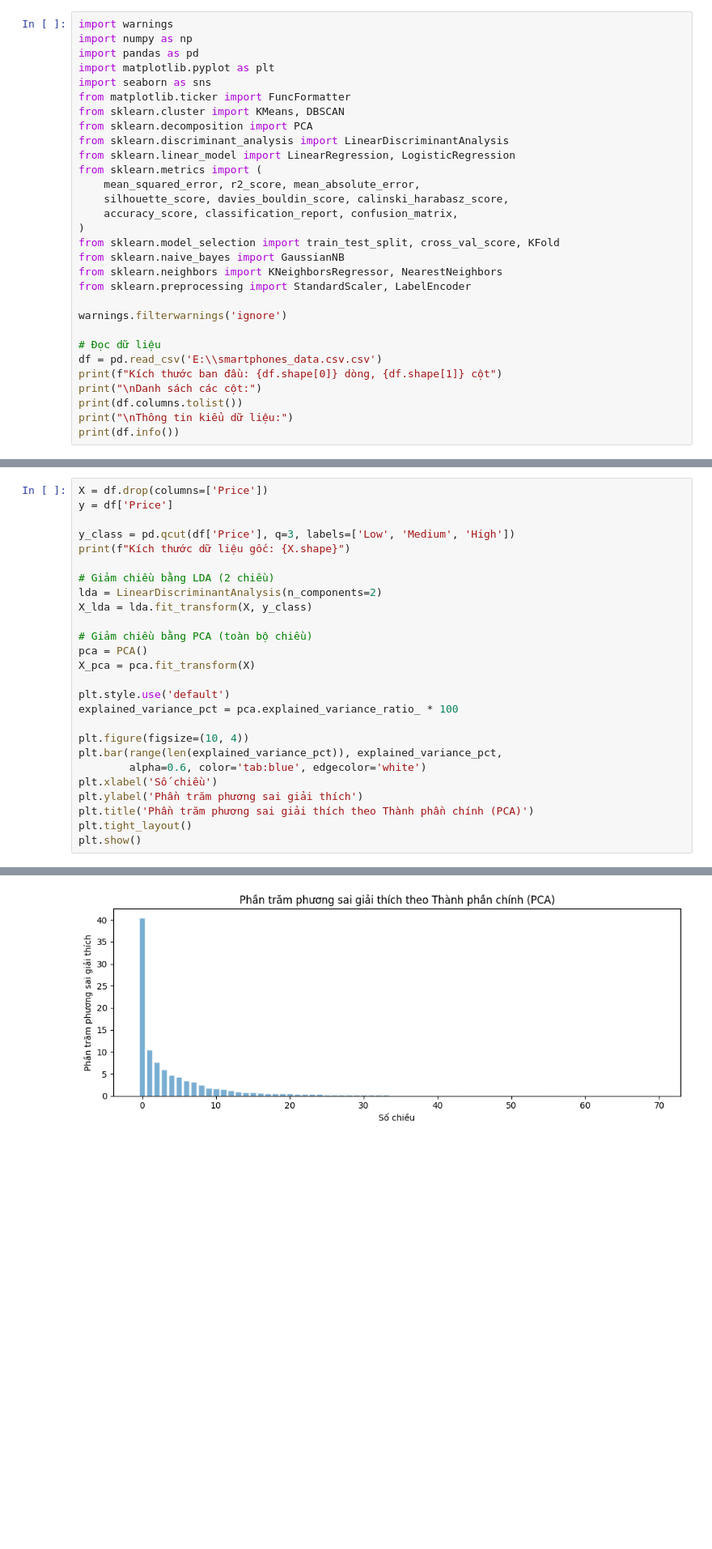
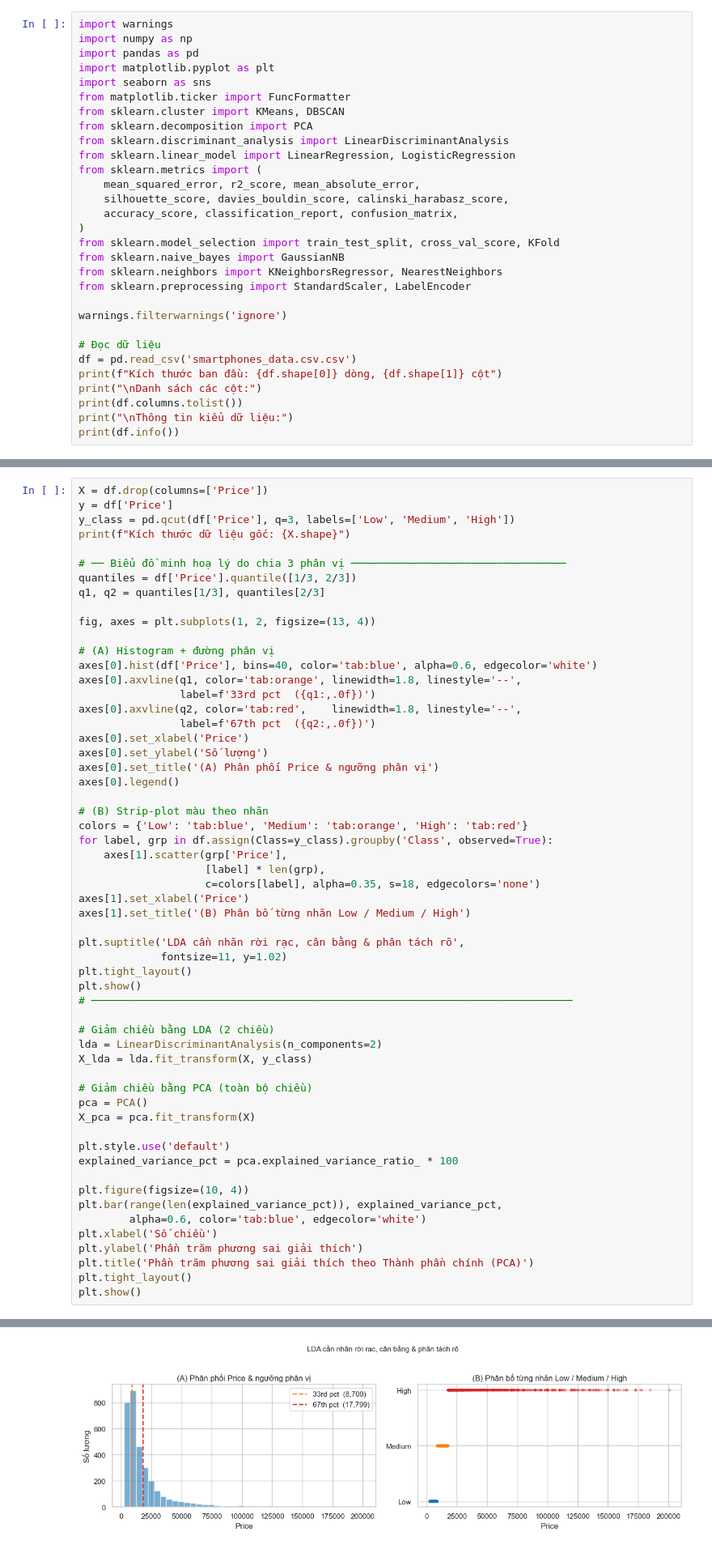
Before and after one commit to grst0610/Machine-learning, a Jupyter notebook: project.ipynb, the cells around one changed output, grey strips where cells are left out. Shown at 81% size. Saved outputs shown, nothing was run; the diff lists cells and outputs as text; blank space fills up the shorter version.

```diff
--- a/project.ipynb
+++ b/project.ipynb
@@ -22,7 +22,7 @@ from sklearn.preprocessing import StandardScaler, LabelEncoder
 warnings.filterwarnings('ignore')
 
 # Đọc dữ liệu
-df = pd.read_csv('E:\\smartphones_data.csv.csv')
+df = pd.read_csv('smartphones_data.csv.csv')
 print(f"Kích thước ban đầu: {df.shape[0]} dòng, {df.shape[1]} cột")
 print("\nDanh sách các cột:")
 print(df.columns.tolist())
@@ -278,29 +278,60 @@ max       1.000000     1.000000
 # %%
 X = df.drop(columns=['Price'])
 y = df['Price']
-
 y_class = pd.qcut(df['Price'], q=3, labels=['Low', 'Medium', 'High'])
 print(f"Kích thước dữ liệu gốc: {X.shape}")
+
+# ── Biểu đồ minh hoạ lý do chia 3 phân vị ──────────────────────────────────
+quantiles = df['Price'].quantile([1/3, 2/3])
+q1, q2 = quantiles[1/3], quantiles[2/3]
+
+fig, axes = plt.subplots(1, 2, figsize=(13, 4))
+
+# (A) Histogram + đường phân vị
+axes[0].hist(df['Price'], bins=40, color='tab:blue', alpha=0.6, edgecolor='white')
+axes[0].axvline(q1, color='tab:orange', linewidth=1.8, linestyle='--',
+                label=f'33rd pct  ({q1:,.0f})')
+axes[0].axvline(q2, color='tab:red',    linewidth=1.8, linestyle='--',
+                label=f'67th pct  ({q2:,.0f})')
+axes[0].set_xlabel('Price')
+axes[0].set_ylabel('Số lượng')
+axes[0].set_title('(A) Phân phối Price & ngưỡng phân vị')
+axes[0].legend()
+
+# (B) Strip-plot màu theo nhãn
+colors = {'Low': 'tab:blue', 'Medium': 'tab:orange', 'High': 'tab:red'}
+for label, grp in df.assign(Class=y_class).groupby('Class', observed=True):
+    axes[1].scatter(grp['Price'],
+                    [label] * len(grp),
+                    c=colors[label], alpha=0.35, s=18, edgecolors='none')
+axes[1].set_xlabel('Price')
+axes[1].set_title('(B) Phân bố từng nhãn Low / Medium / High')
+
+plt.suptitle('LDA cần nhãn rời rạc, cân bằng & phân tách rõ',
+             fontsize=11, y=1.02)
+plt.tight_layout()
+plt.show()
+# ────────────────────────────────────────────────────────────────────────────
 
 # Giảm chiều bằng LDA (2 chiều)
 lda = LinearDiscriminantAnalysis(n_components=2)
 X_lda = lda.fit_transform(X, y_class)
 
 # Giảm chiều bằng PCA (toàn bộ chiều)
 pca = PCA()
 X_pca = pca.fit_transform(X)
 
 plt.style.use('default')
 explained_variance_pct = pca.explained_variance_ratio_ * 100
 
 plt.figure(figsize=(10, 4))
 plt.bar(range(len(explained_variance_pct)), explained_variance_pct,
         alpha=0.6, color='tab:blue', edgecolor='white')
 plt.xlabel('Số chiều')
 plt.ylabel('Phần trăm phương sai giải thích')
 plt.title('Phần trăm phương sai giải thích theo Thành phần chính (PCA)')
 plt.tight_layout()
 plt.show()
 # %% [output]
 Kích thước dữ liệu gốc: (3259, 70)
-[figure, old version]
+[figure, new version]
```
Also changed, not shown: parts of 2 cells of this notebook, 1 other file.
